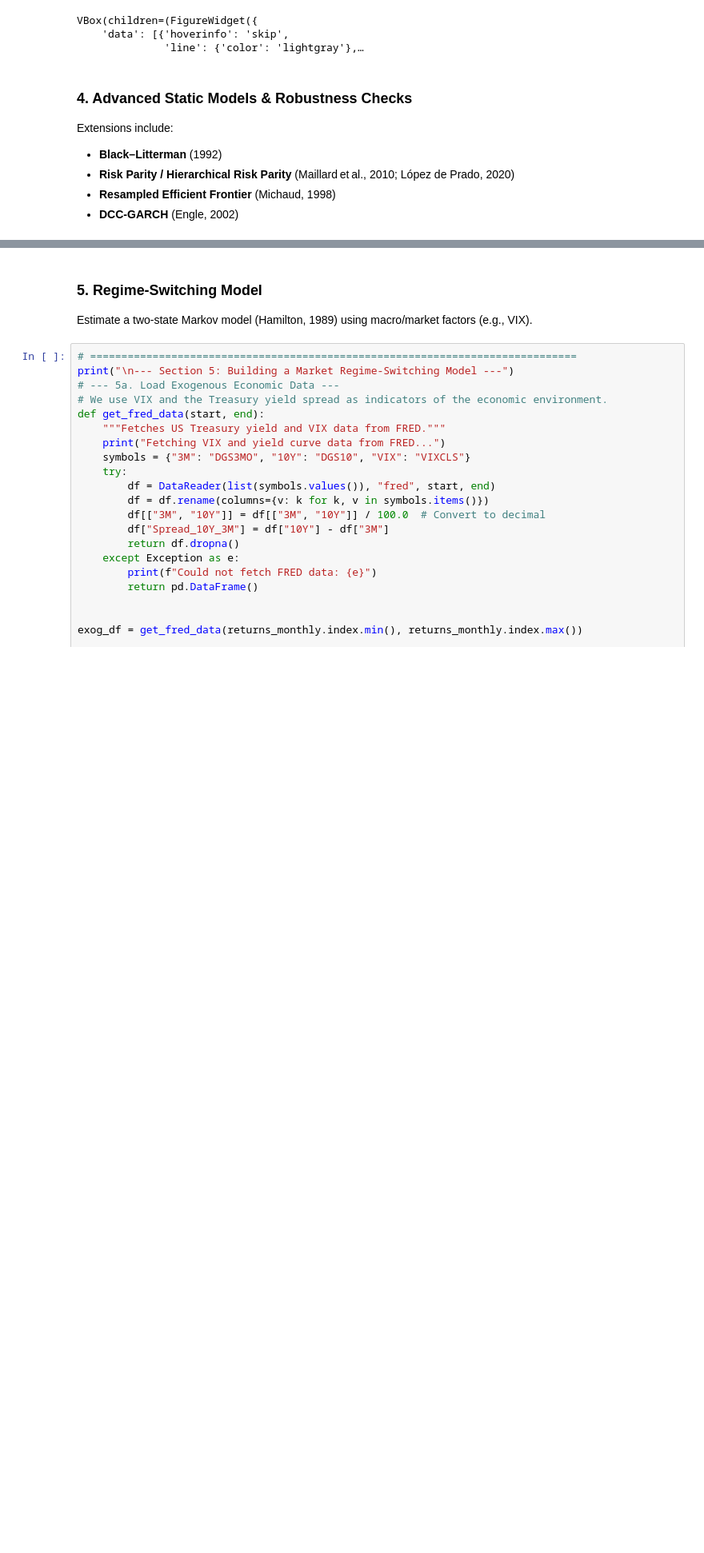
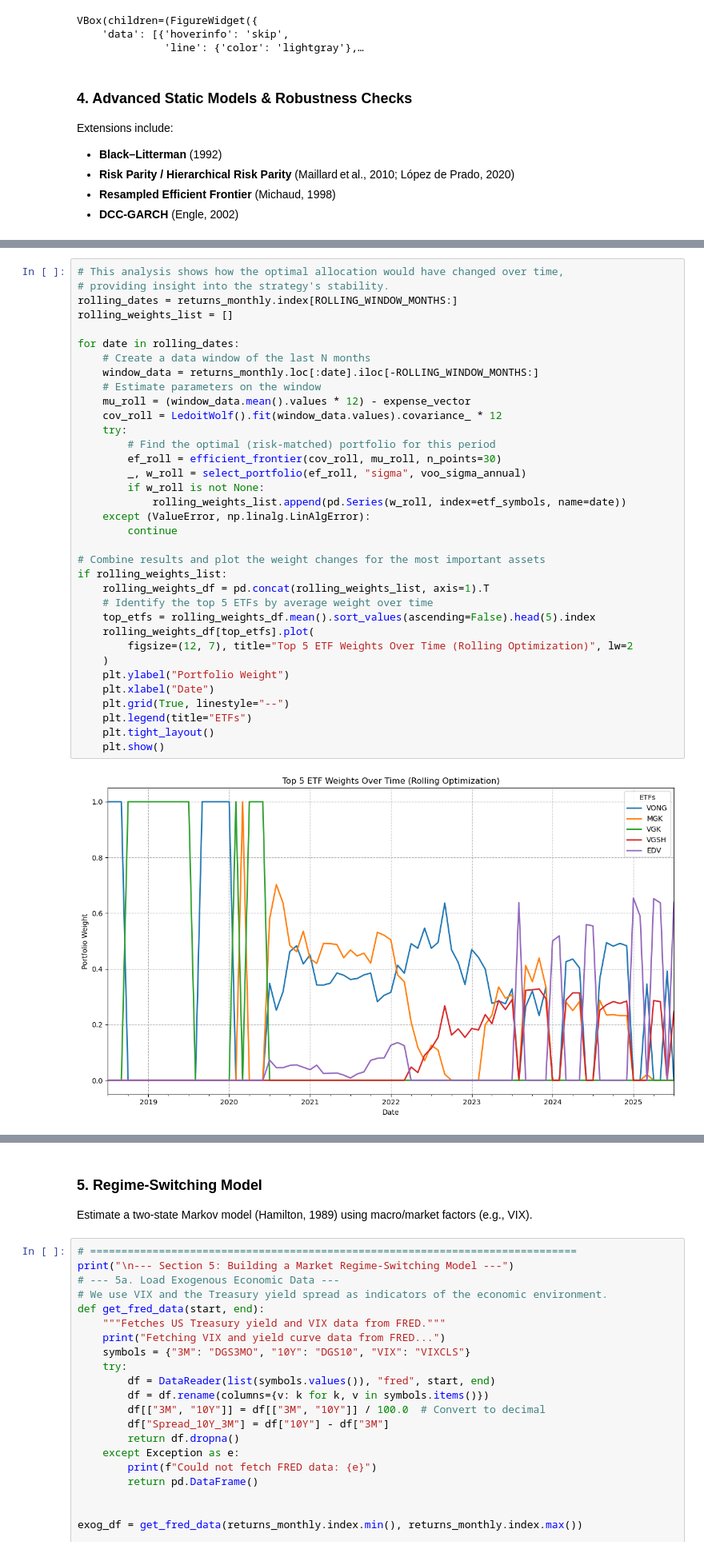
Before and after one commit to Fresearch99/etf_portfolio_optimization, a Jupyter notebook: Optimal_Portfolio_Analysis.ipynb, the cells around one changed output, grey strips where cells are left out. Shown at 80% size. Drawn from its saved outputs; the diff is of its cells as text; blank space fills up the shorter version.

```diff
--- a/Optimal_Portfolio_Analysis.ipynb
+++ b/Optimal_Portfolio_Analysis.ipynb
@@ -1761,0 +1286,37 @@ except Exception as e:
+# %%
+# This analysis shows how the optimal allocation would have changed over time,
+# providing insight into the strategy's stability.
+rolling_dates = returns_monthly.index[ROLLING_WINDOW_MONTHS:]
+rolling_weights_list = []
+
+for date in rolling_dates:
+    # Create a data window of the last N months
+    window_data = returns_monthly.loc[:date].iloc[-ROLLING_WINDOW_MONTHS:]
+    # Estimate parameters on the window
+    mu_roll = (window_data.mean().values * 12) - expense_vector
+    cov_roll = LedoitWolf().fit(window_data.values).covariance_ * 12
+    try:
+        # Find the optimal (risk-matched) portfolio for this period
+        ef_roll = efficient_frontier(cov_roll, mu_roll, n_points=30)
+        _, w_roll = select_portfolio(ef_roll, "sigma", voo_sigma_annual)
+        if w_roll is not None:
+            rolling_weights_list.append(pd.Series(w_roll, index=etf_symbols, name=date))
+    except (ValueError, np.linalg.LinAlgError):
+        continue
+
+# Combine results and plot the weight changes for the most important assets
+if rolling_weights_list:
+    rolling_weights_df = pd.concat(rolling_weights_list, axis=1).T
+    # Identify the top 5 ETFs by average weight over time
+    top_etfs = rolling_weights_df.mean().sort_values(ascending=False).head(5).index
+    rolling_weights_df[top_etfs].plot(
+        figsize=(12, 7), title="Top 5 ETF Weights Over Time (Rolling Optimization)", lw=2
+    )
+    plt.ylabel("Portfolio Weight")
+    plt.xlabel("Date")
+    plt.grid(True, linestyle="--")
+    plt.legend(title="ETFs")
+    plt.tight_layout()
+    plt.show()
+# %% [output]
+[figure, added]
```
Also changed, not shown: parts of 26 cells of this notebook.
